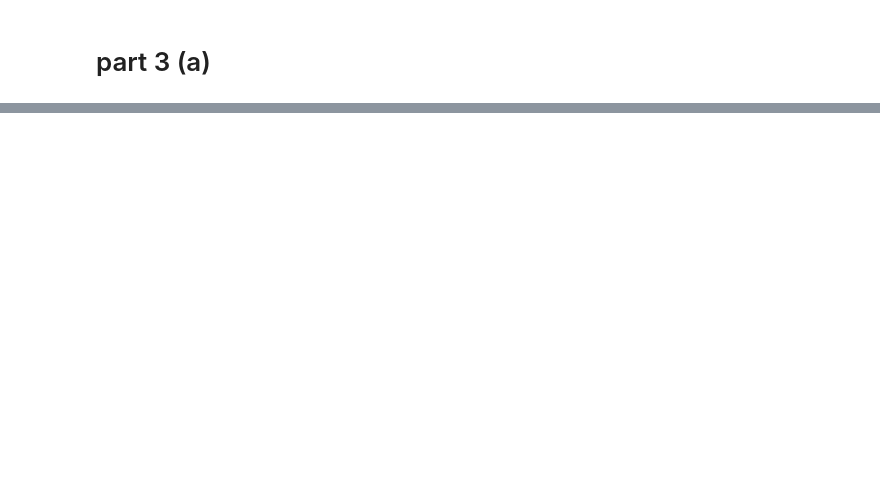
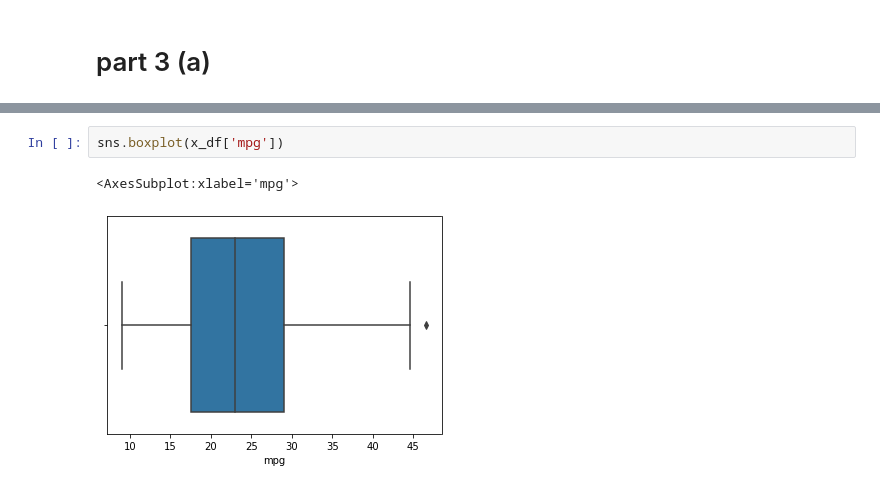
Before and after one commit to shrutikatkade/DM___, a Jupyter notebook: Practical-01.ipynb, the cells around one changed output, grey strips where cells are left out. Cells and saved outputs as stored; diff of their text form; blank space fills up the shorter version.

```diff
--- a/Practical-01.ipynb
+++ b/Practical-01.ipynb
@@ -277,0 +431,5 @@ plt.show()
+# %%
+sns.boxplot(x_df['mpg'])
+# %% [output]
+<AxesSubplot:xlabel='mpg'>
+[figure, added]
```
Also changed, not shown: parts of 28 cells of this notebook.
